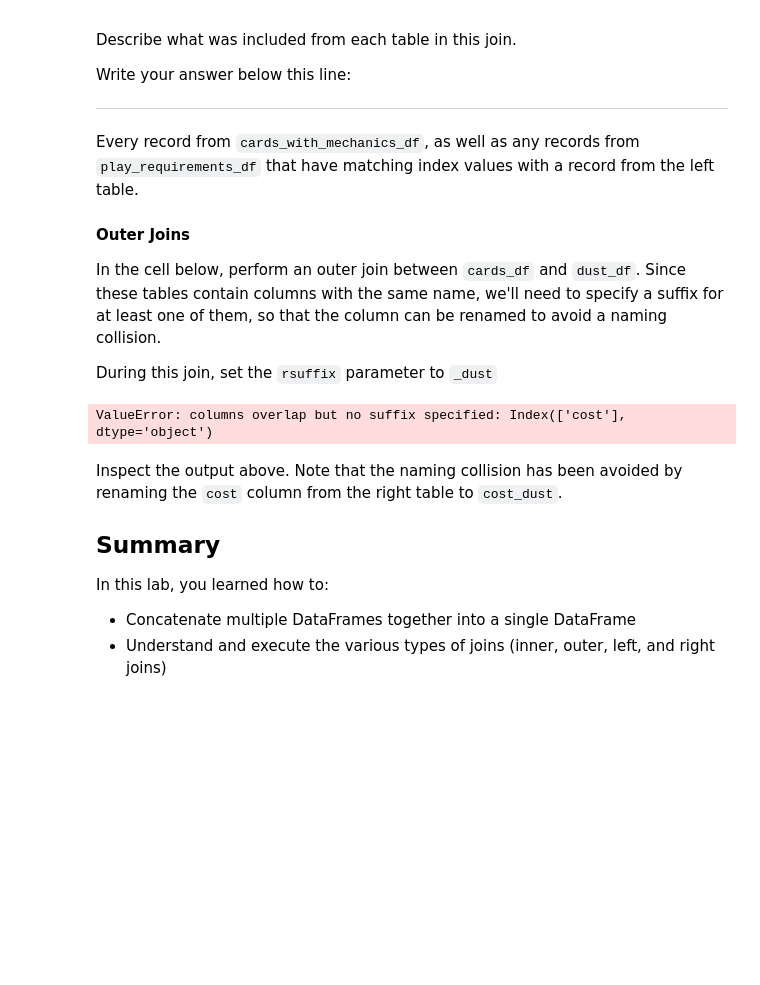
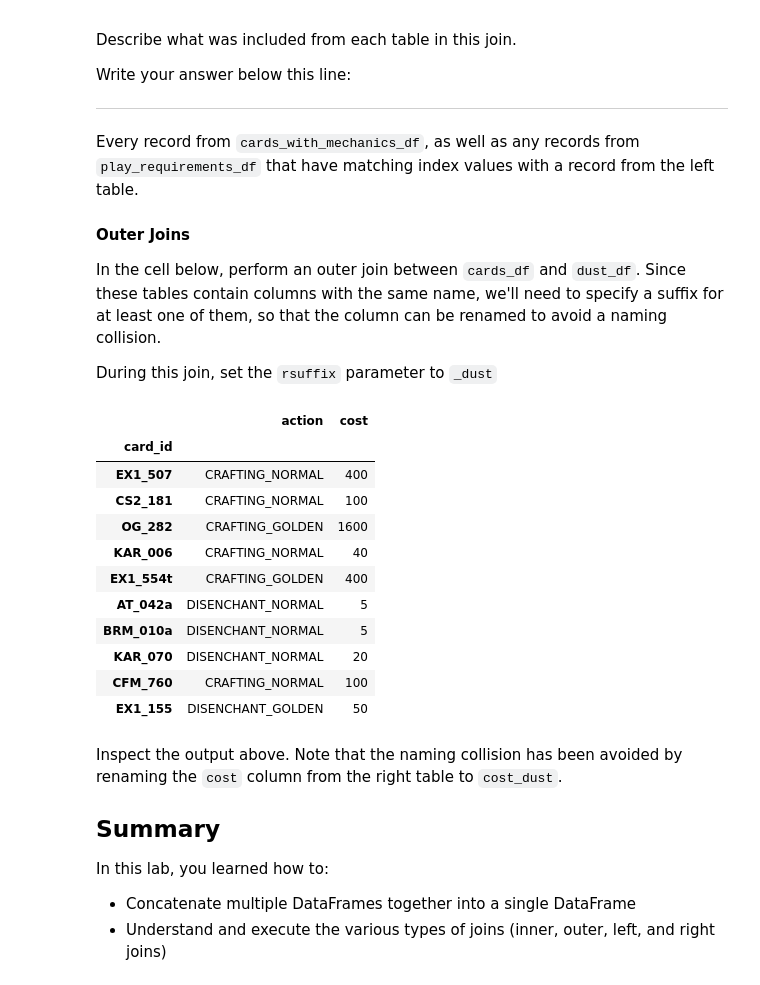
Before and after one commit to kathrinv/dsc-combining-dataframes-pandas-lab-nyc-ds-082619, a Jupyter notebook: index.ipynb, the cells around one changed output. Cells and saved outputs as stored; diff of their text form; code cells hidden in the pictures; blank space fills up the shorter version.

```diff
--- a/index.ipynb
+++ b/index.ipynb
@@ -300,10 +300,24 @@ In the cell below, perform an outer join between `cards_df` and `dust_df`. Since
 
 During this join, set the `rsuffix` parameter to `_dust`
 # %%
-outer_join_df = cards_df.join(dust_df, how='outer')
-outer_join_df
+cards_df.sample()
+dust_df.sample(10)
+
+# outer_join_df = cards_df.join(dust_df, how='outer')
+# outer_join_df
 # %% [output]
-ValueError: columns overlap but no suffix specified: Index(['cost'], dtype='object')
+|  | action | cost |
+| card_id |  |  |
+| EX1_507 | CRAFTING_NORMAL | 400 |
+| CS2_181 | CRAFTING_NORMAL | 100 |
+| OG_282 | CRAFTING_GOLDEN | 1600 |
+| KAR_006 | CRAFTING_NORMAL | 40 |
+| EX1_554t | CRAFTING_GOLDEN | 400 |
+| AT_042a | DISENCHANT_NORMAL | 5 |
+| BRM_010a | DISENCHANT_NORMAL | 5 |
+| KAR_070 | DISENCHANT_NORMAL | 20 |
+| CFM_760 | CRAFTING_NORMAL | 100 |
+| EX1_155 | DISENCHANT_GOLDEN | 50 |
 # %% [markdown]
 Inspect the output above.  Note that the naming collision has been avoided by renaming the `cost` column from the right table to `cost_dust`.
 
```
